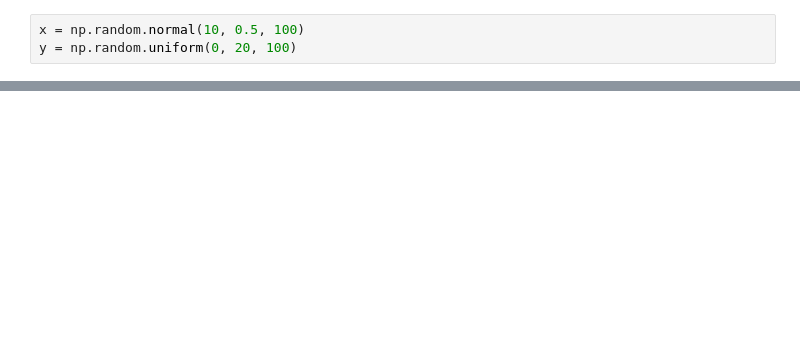
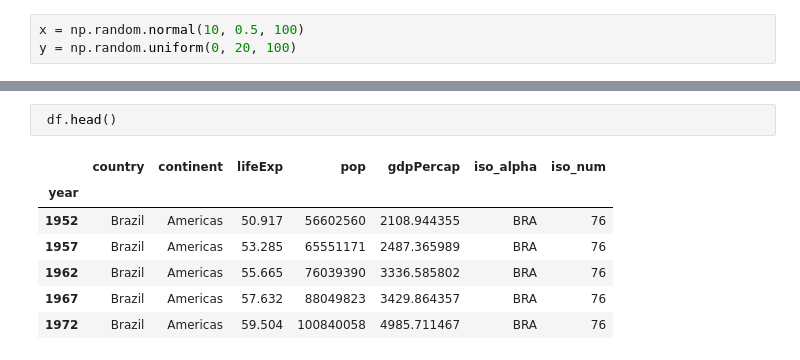
Before and after one commit to AndersonGL/Estudos-Analise-de-Dados, a Jupyter notebook: Bibliotecas/matpltlib2.ipynb, the cells around one changed output, grey strips where cells are left out. Drawn from its saved outputs; the diff is of its cells as text; blank space fills up the shorter version.

```diff
--- a/Bibliotecas/matpltlib2.ipynb
+++ b/Bibliotecas/matpltlib2.ipynb
@@ -69,0 +87,10 @@ NameError: name 'df' is not defined
+# %%
+ df.head()
+# %% [output]
+|  | country | continent | lifeExp | pop | gdpPercap | iso_alpha | iso_num |
+| year |  |  |  |  |  |  |  |
+| 1952 | Brazil | Americas | 50.917 | 56602560 | 2108.944355 | BRA | 76 |
+| 1957 | Brazil | Americas | 53.285 | 65551171 | 2487.365989 | BRA | 76 |
+| 1962 | Brazil | Americas | 55.665 | 76039390 | 3336.585802 | BRA | 76 |
+| 1967 | Brazil | Americas | 57.632 | 88049823 | 3429.864357 | BRA | 76 |
+| 1972 | Brazil | Americas | 59.504 | 100840058 | 4985.711467 | BRA | 76 |
```
Also changed, not shown: parts of 15 cells of this notebook.
